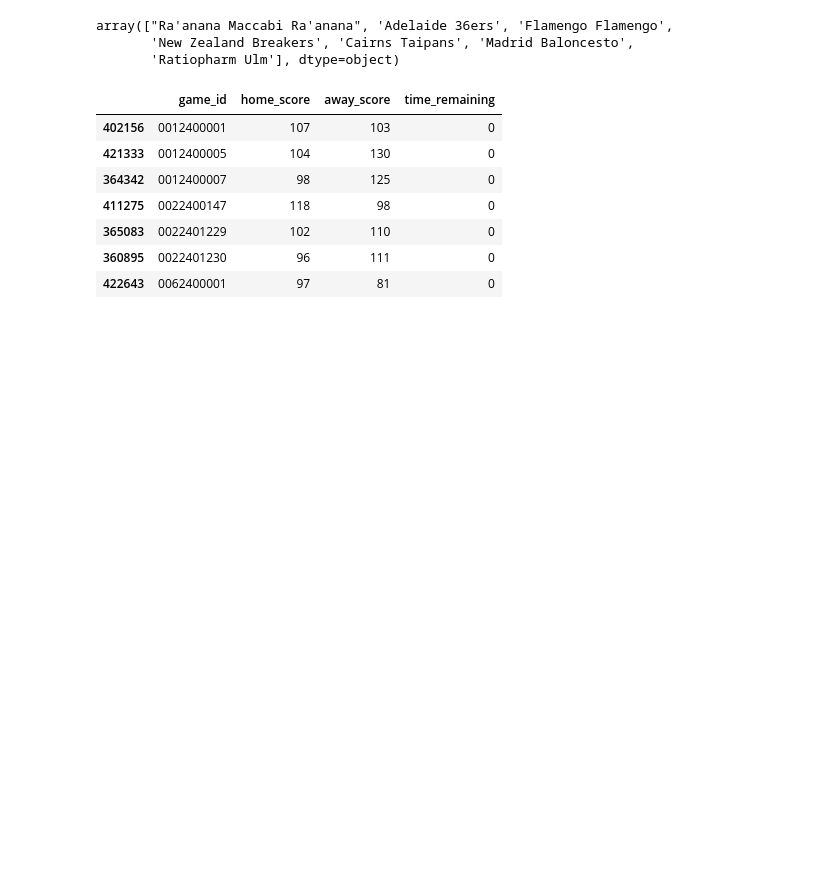
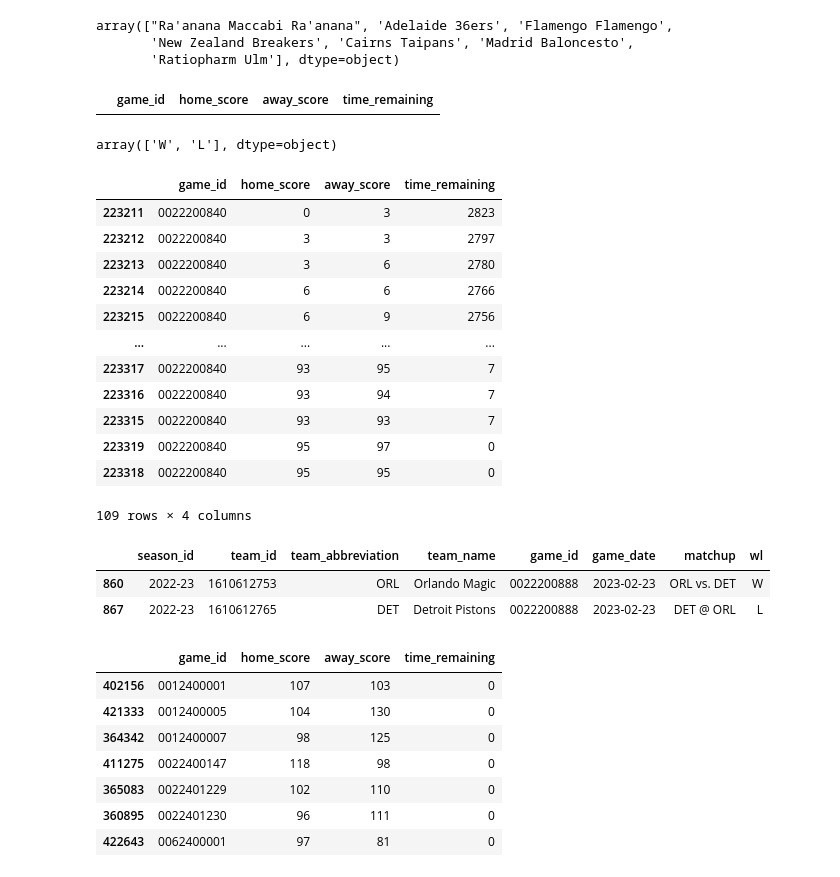
Before and after one commit to tbukic/NBA-Ingame-Win-Probability, a Jupyter notebook: notebooks/02-data_exploration.ipynb, the cells around one changed output. Drawn from its saved outputs; the diff is of its cells as text; code cells hidden in the pictures; blank space fills up the shorter version.

```diff
--- a/notebooks/02-data_exploration.ipynb
+++ b/notebooks/02-data_exploration.ipynb
@@ -31,3 +33,34 @@ array(["Ra'anana Maccabi Ra'anana", 'Adelaide 36ers', 'Flamengo Flamengo',
+# %%
+results[results.home_score == results.away_score]
+# %% [output]
+|  | game_id | home_score | away_score | time_remaining |
+# %%
+df_games.wl.unique()
+# %% [output]
+array(['W', 'L'], dtype=object)
+# %%
+df_gameflow[df_gameflow['game_id'] == '0022200840']
+# %% [output]
+|  | game_id | home_score | away_score | time_remaining |
+| 223211 | 0022200840 | 0 | 3 | 2823 |
+| 223212 | 0022200840 | 3 | 3 | 2797 |
+| 223213 | 0022200840 | 3 | 6 | 2780 |
+| 223214 | 0022200840 | 6 | 6 | 2766 |
+| 223215 | 0022200840 | 6 | 9 | 2756 |
+| ... | ... | ... | ... | ... |
+| 223317 | 0022200840 | 93 | 95 | 7 |
+| 223316 | 0022200840 | 93 | 94 | 7 |
+| 223315 | 0022200840 | 93 | 93 | 7 |
+| 223319 | 0022200840 | 95 | 97 | 0 |
+| 223318 | 0022200840 | 95 | 95 | 0 |
+109 rows × 4 columns
+# %%
+# df_games[df_games['game_id'] == '0012400001']
+df_games[df_games['game_id'] == '0022200888']
+# %% [output]
+|  | season_id | team_id | team_abbreviation | team_name | game_id | game_date | matchup | wl |
+| 860 | 2022-23 | 1610612753 | ORL | Orlando Magic | 0022200888 | 2023-02-23 | ORL vs. DET | W |
+| 867 | 2022-23 | 1610612765 | DET | Detroit Pistons | 0022200888 | 2023-02-23 | DET @ ORL | L |
 # %%
 mask_away = df_games['matchup'].str.contains(' vs. ')
 weird_games = df_games['game_id'][~mask_away][~df_games['game_id'][~mask_away].isin(df_games['game_id'][mask_away])].values
```
Also changed, not shown: parts of 3 cells of this notebook, 3 other files.
